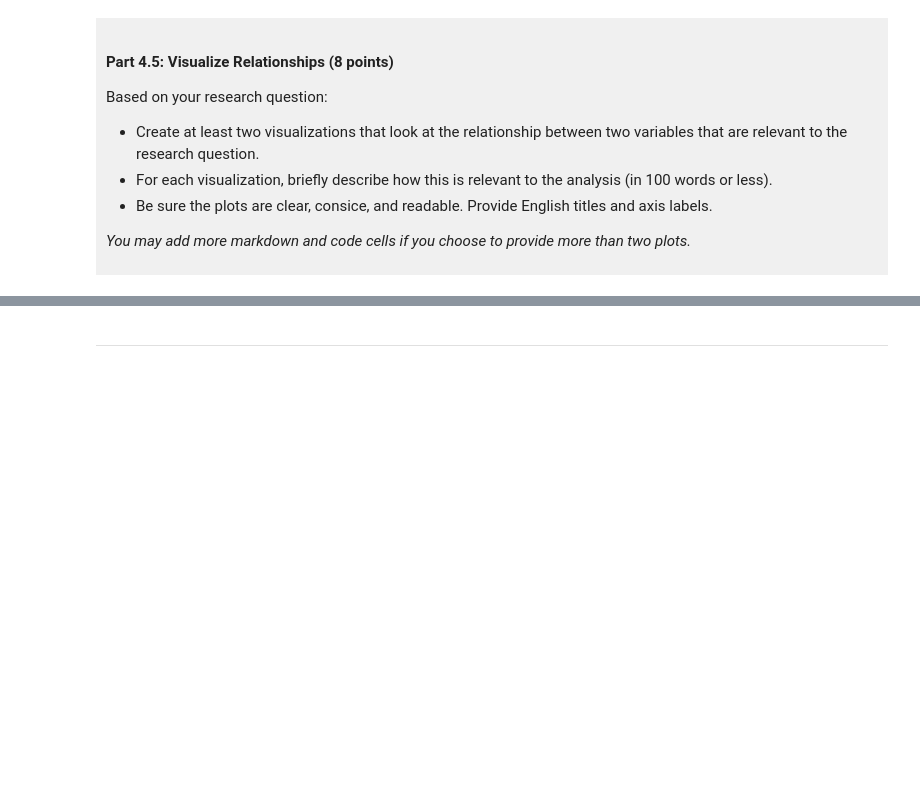
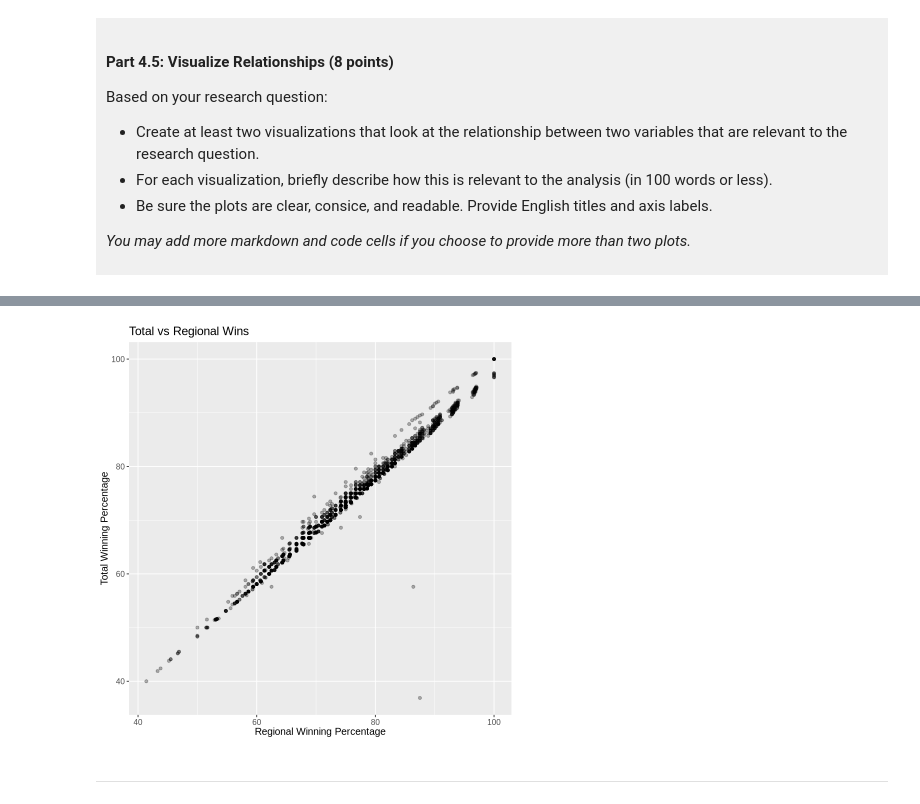
Before and after one commit to Hayley396/dsci-100-project-hayley-cheung, a Jupyter notebook: dsci-100-project-notebook.ipynb, the cells around one changed output, grey strips where cells are left out. Saved outputs shown, nothing was run; the diff lists cells and outputs as text; code cells hidden in the pictures; blank space fills up the shorter version.

```diff
--- a/dsci-100-project-notebook.ipynb
+++ b/dsci-100-project-notebook.ipynb
@@ -319,5 +424,16 @@ Visualization 2: %%% EDIT THIS MARKDOWN CELL%%%
 # %%
 ### EDIT THIS CODE CELL FOR VISUALIZATION 2###
+
+# reg vs total pct
+
+total_vs_reg_wins_pct_plot<- NCAA |>
+    ggplot(aes(x = reg_wins_pct, y = total_wins_pct)) +
+    geom_point(alpha = 0.3)+
+    labs(x = "Regional Winning Percentage", y = "Total Winning Percentage", title = "Total vs Regional Wins")+
+    theme(text = element_text(size = 12))
+total_vs_reg_wins_pct_plot
+# %% [output]
+[figure, added]
 # %% [markdown]
 ------
 # %% [markdown]
```
Also changed, not shown: parts of 12 cells of this notebook.
